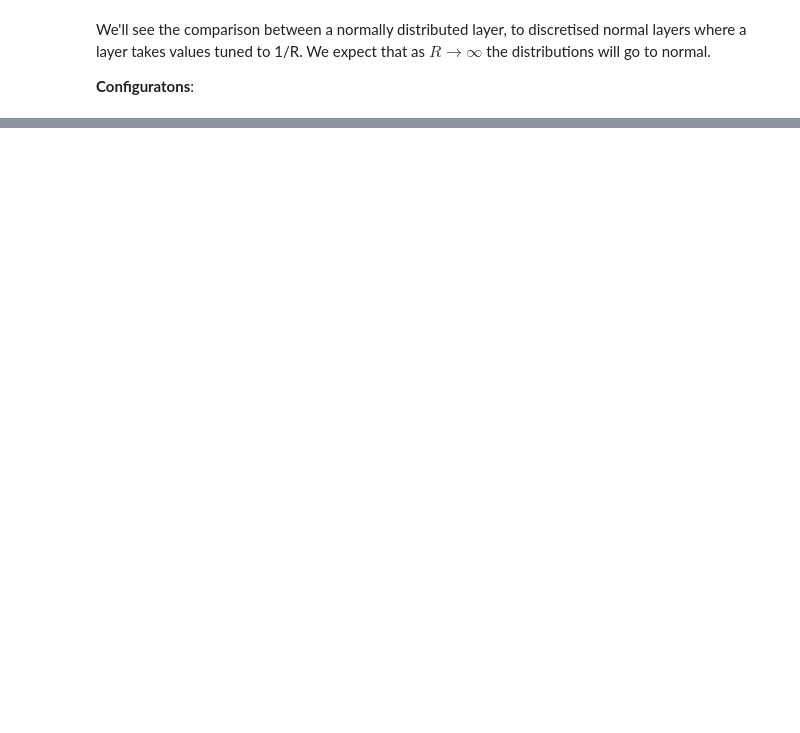
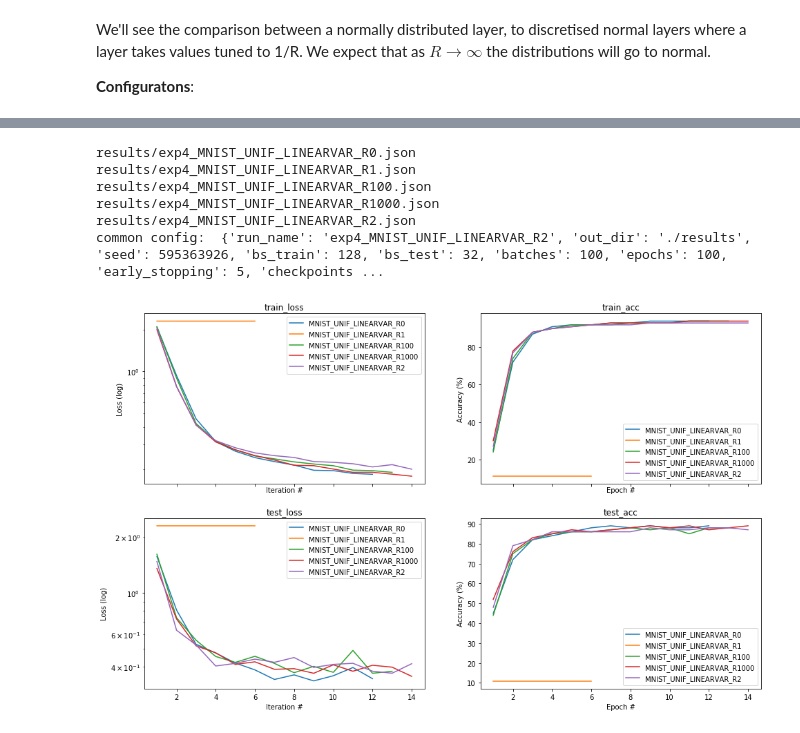
Before and after one commit to shayfroid/deep_learning_hw2, a Jupyter notebook: VarianceNetworks.ipynb, the cells around one changed output, grey strips where cells are left out. Cells and saved outputs as stored; diff of their text form; code cells hidden in the pictures; blank space fills up the shorter version.

```diff
--- a/VarianceNetworks.ipynb
+++ b/VarianceNetworks.ipynb
@@ -104,0 +139,10 @@ common config:  {'run_name': 'exp1_CIFAR10_NORM_CONVVAR_R2', 'out_dir': './resul
+# %%
+plot_exp_results('exp4*.json')
+# %% [output]
+results/exp4_MNIST_UNIF_LINEARVAR_R0.json
+results/exp4_MNIST_UNIF_LINEARVAR_R1.json
+results/exp4_MNIST_UNIF_LINEARVAR_R100.json
+results/exp4_MNIST_UNIF_LINEARVAR_R1000.json
+results/exp4_MNIST_UNIF_LINEARVAR_R2.json
+common config:  {'run_name': 'exp4_MNIST_UNIF_LINEARVAR_R2', 'out_dir': './results', 'seed': 595363926, 'bs_train': 128, 'bs_test': 32, 'batches': 100, 'epochs': 100, 'early_stopping': 5, 'checkpoints ...
+[figure, added]
```
Also changed, not shown: parts of 13 cells of this notebook, 43 other files.
